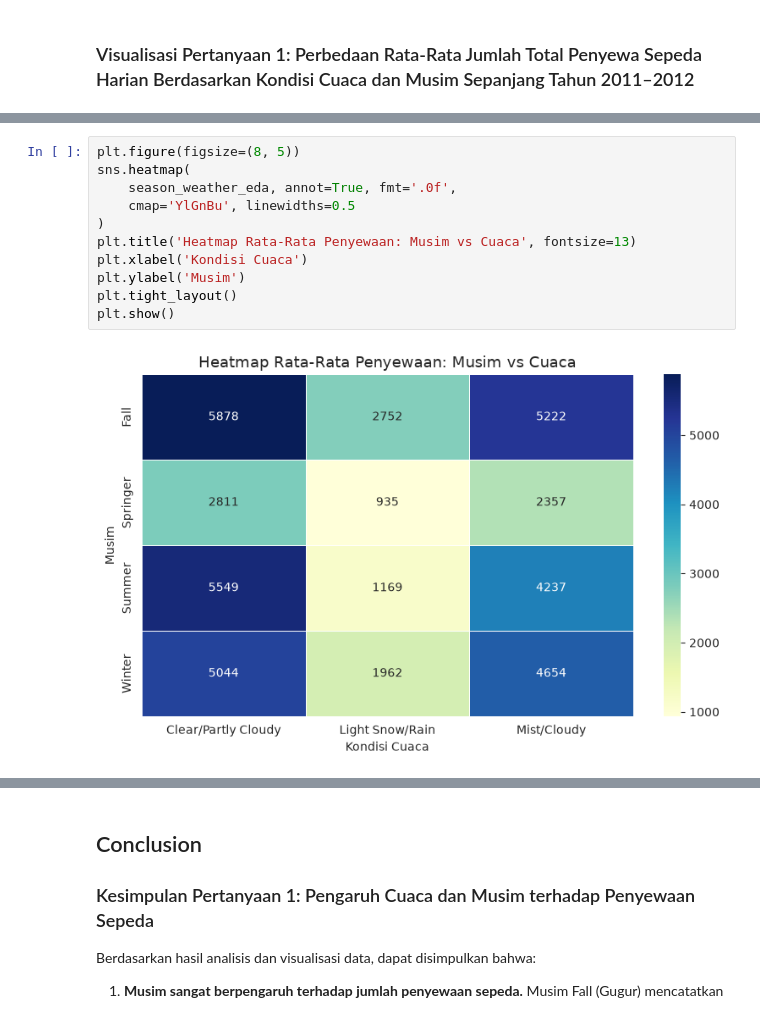
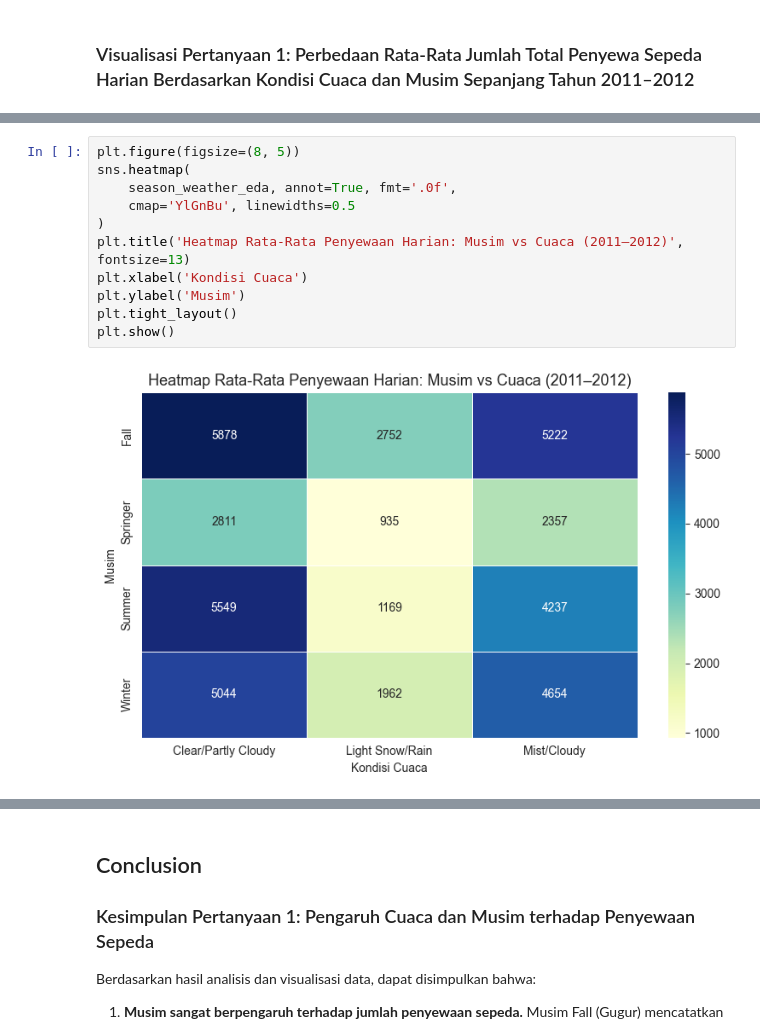
Before and after one commit to primoputra/proyek_analisis_data, a Jupyter notebook: notebook.ipynb, the cells around one changed output, grey strips where cells are left out. Cells and saved outputs as stored; diff of their text form.

```diff
--- a/notebook.ipynb
+++ b/notebook.ipynb
@@ -557,13 +550,13 @@ SyntaxError: unterminated string literal (detected at line 5) (1828449326.py, li
 # %%
 plt.figure(figsize=(8, 5))
 sns.heatmap(
     season_weather_eda, annot=True, fmt='.0f',
     cmap='YlGnBu', linewidths=0.5
 )
-plt.title('Heatmap Rata-Rata Penyewaan: Musim vs Cuaca', fontsize=13)
+plt.title('Heatmap Rata-Rata Penyewaan Harian: Musim vs Cuaca (2011–2012)', fontsize=13)
 plt.xlabel('Kondisi Cuaca')
 plt.ylabel('Musim')
 plt.tight_layout()
 plt.show()
 # %% [output]
-[figure, old version]
+[figure, new version]
```
Also changed, not shown: parts of 9 cells of this notebook.
